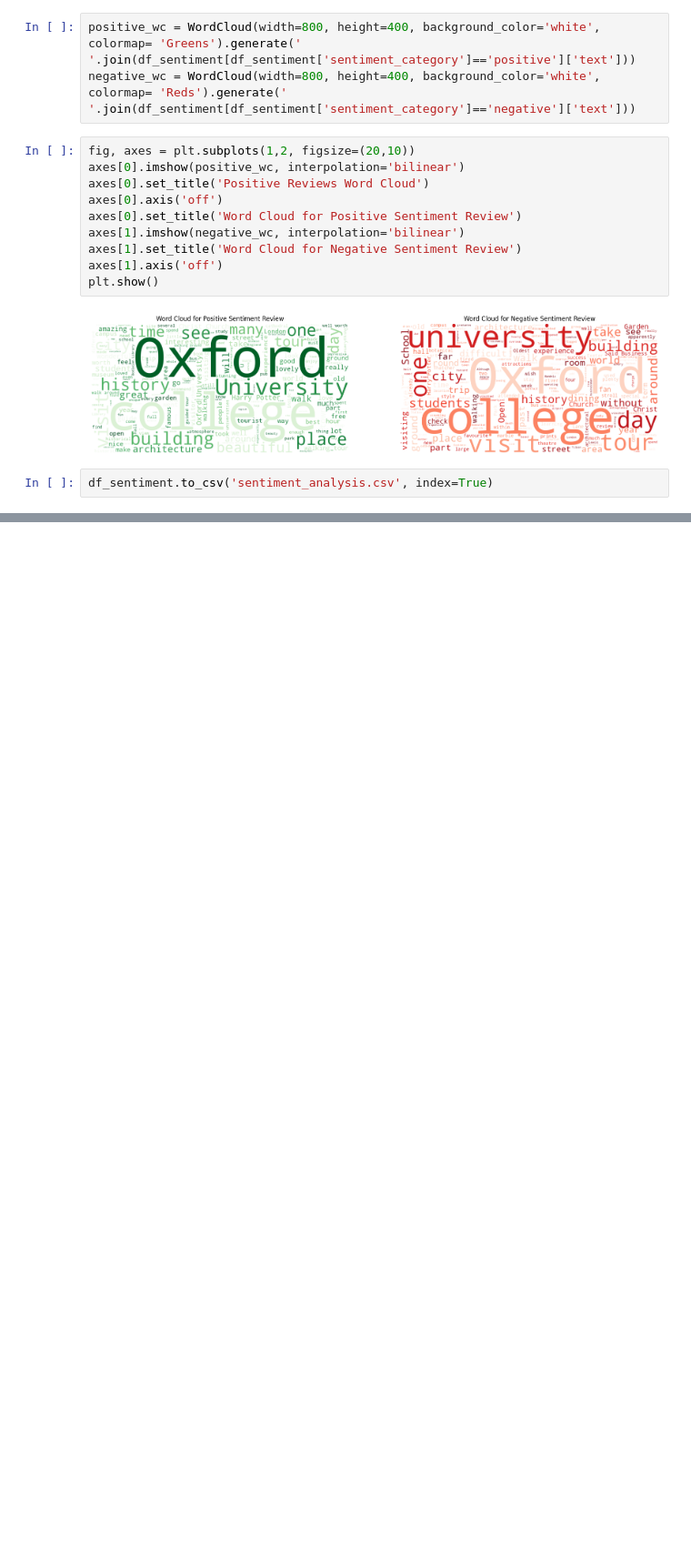
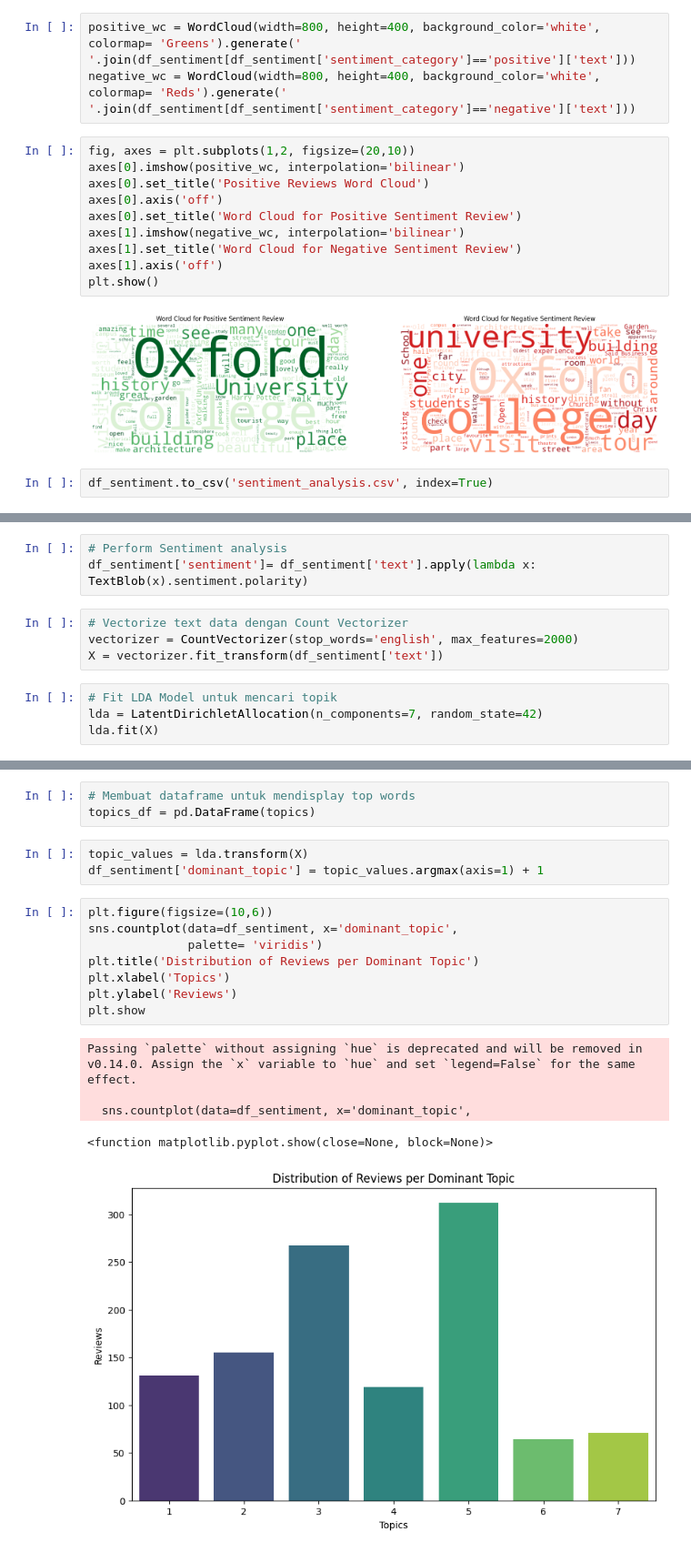
Before and after one commit to Ezraliano/Sentiment_analysis_oxford, a Jupyter notebook: Sentiment_Analysis.ipynb, the cells around one changed output, grey strips where cells are left out. Shown: that part at 91% size. Saved outputs shown, nothing was run; the diff lists cells and outputs as text; blank space fills up the shorter version.

```diff
--- a/Sentiment_Analysis.ipynb
+++ b/Sentiment_Analysis.ipynb
@@ -202,0 +237,11 @@ df_sentiment.to_csv('sentiment_analysis.csv', index=True)
+# %%
+# Perform Sentiment analysis
+df_sentiment['sentiment']= df_sentiment['text'].apply(lambda x: TextBlob(x).sentiment.polarity)
+# %%
+# Vectorize text data dengan Count Vectorizer
+vectorizer = CountVectorizer(stop_words='english', max_features=2000)
+X = vectorizer.fit_transform(df_sentiment['text'])
+# %%
+# Fit LDA Model untuk mencari topik
+lda = LatentDirichletAllocation(n_components=7, random_state=42)
+lda.fit(X)
@@ -202,0 +257,20 @@ df_sentiment.to_csv('sentiment_analysis.csv', index=True)
+# %%
+# Membuat dataframe untuk mendisplay top words
+topics_df = pd.DataFrame(topics)
+# %%
+topic_values = lda.transform(X)
+df_sentiment['dominant_topic'] = topic_values.argmax(axis=1) + 1
+# %%
+plt.figure(figsize=(10,6))
+sns.countplot(data=df_sentiment, x='dominant_topic',
+              palette= 'viridis')
+plt.title('Distribution of Reviews per Dominant Topic')
+plt.xlabel('Topics')
+plt.ylabel('Reviews')
+plt.show
+# %% [output]
+Passing `palette` without assigning `hue` is deprecated and will be removed in v0.14.0. Assign the `x` variable to `hue` and set `legend=False` for the same effect.
+
+  sns.countplot(data=df_sentiment, x='dominant_topic',
+<function matplotlib.pyplot.show(close=None, block=None)>
+[figure, added]
```
Also changed, not shown: parts of 7 cells of this notebook.
